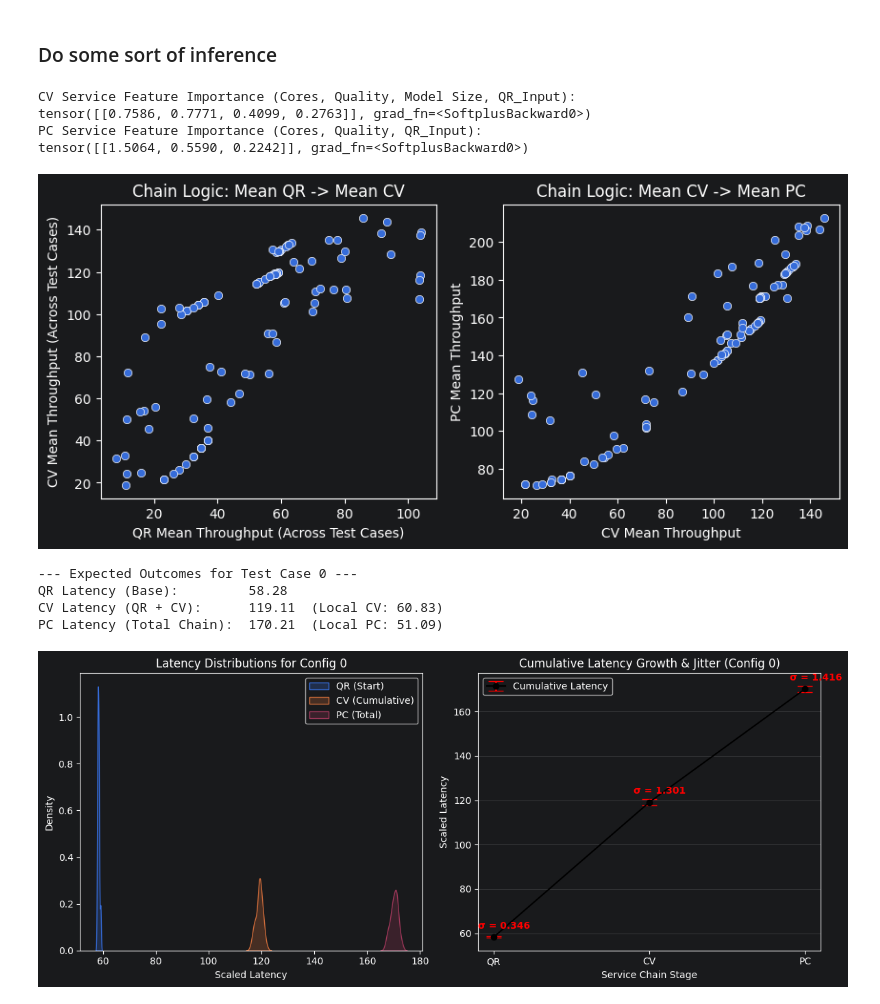
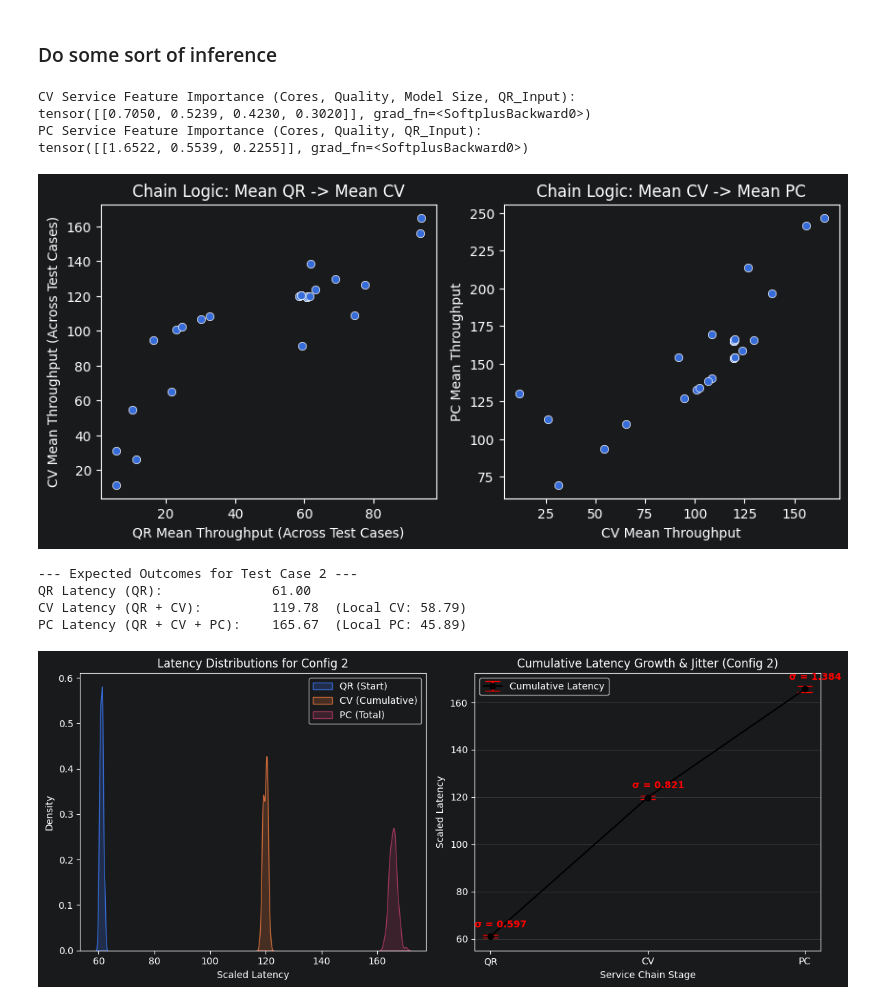
Before and after one commit to borissedlak/composable-autonomous-offerings, a Jupyter notebook: notebooks/create_deepGP.ipynb, the cells around one changed output. Cells and saved outputs as stored; diff of their text form; code cells hidden in the pictures.

```diff
--- a/notebooks/create_deepGP.ipynb
+++ b/notebooks/create_deepGP.ipynb
@@ -11,7 +11,7 @@ raw_df = pd.read_csv("../statics/metrics_20_0.csv")
 converted_df = RASK.preprocess_data(raw_df)
 
 
-def prepare_chained_data(df: pd.DataFrame, test_size=0.4):
+def prepare_chained_data(df: pd.DataFrame, test_size):
 
     import torch
     from torch.utils.data import TensorDataset, DataLoader
@@ -61,7 +61,7 @@ def prepare_chained_data(df: pd.DataFrame, test_size=0.4):
     return DataLoader(TensorDataset(t_x_train, t_y_train), batch_size=64, shuffle=True), t_x_test, t_y_test
 
 
-train_loader, test_x, test_y = prepare_chained_data(converted_df)
+train_loader, test_x, test_y = prepare_chained_data(converted_df, test_size=0.1)
 # %%
 # import gpytorch
 #
@@ -167,7 +167,7 @@ mll_cv = gpytorch.mlls.VariationalELBO(model.cv_likelihood, model.cv_gp, num_dat
 mll_pc = gpytorch.mlls.VariationalELBO(model.pc_likelihood, model.pc_gp, num_data=len(train_loader.dataset))
 
 model.train()
-for epoch in range(500):
+for epoch in range(600):
     with gpytorch.settings.cholesky_jitter(1e-3):
         for x_batch, y_batch in train_loader:
             if torch.cuda.is_available(): x_batch, y_batch = x_batch.cuda(), y_batch.cuda()
@@ -205,7 +205,7 @@ Epoch 490 | Loss: 214.3428
 # %%
 model.eval()
 all_samples = []
-num_mc = 50 # that many simulations for each of the data points
+num_mc = 100 # that many simulations for each of the data points
 
 with torch.no_grad(), gpytorch.settings.cholesky_jitter(1e-3):
     for _ in range(num_mc):
@@ -253,16 +253,16 @@ print("PC Service Feature Importance (Cores, Quality, QR_Input):")
 print(model.pc_gp.covar_module.base_kernel.lengthscale)
 # %% [output]
 CV Service Feature Importance (Cores, Quality, Model Size, QR_Input):
-tensor([[0.7586, 0.7771, 0.4099, 0.2763]], grad_fn=<SoftplusBackward0>)
+tensor([[0.7050, 0.5239, 0.4230, 0.3020]], grad_fn=<SoftplusBackward0>)
 PC Service Feature Importance (Cores, Quality, QR_Input):
-tensor([[1.5064, 0.5590, 0.2242]], grad_fn=<SoftplusBackward0>)
+tensor([[1.6522, 0.5539, 0.2255]], grad_fn=<SoftplusBackward0>)
-[figure, old version]
+[figure, new version]
 # %%
 import matplotlib.pyplot as plt
 import seaborn as sns
 
 # Pick one specific hardware configuration (test case)
-test_idx = 0
+test_idx = 2
 # Shape: (1000 simulations, 3 services)
 single_chain_sims = combined_samples[:, test_idx, :]
 
@@ -272,9 +272,9 @@ expected_cv = single_chain_sims[:, 1].mean()
 expected_pc = single_chain_sims[:, 2].mean()
 
 print(f"--- Expected Outcomes for Test Case {test_idx} ---")
-print(f"QR Latency (Base):         {expected_qr:.2f}")
-print(f"CV Latency (QR + CV):      {expected_cv:.2f}  (Local CV: {expected_cv - expected_qr:.2f})")
-print(f"PC Latency (Total Chain):  {expected_pc:.2f}  (Local PC: {expected_pc - expected_cv:.2f})")
+print(f"QR Latency (QR):              {expected_qr:.2f}")
+print(f"CV Latency (QR + CV):         {expected_cv:.2f}  (Local CV: {expected_cv - expected_qr:.2f})")
+print(f"PC Latency (QR + CV + PC):    {expected_pc:.2f}  (Local PC: {expected_pc - expected_cv:.2f})")
 
 # 2. Plotting the "Growth" of Latency
 plt.figure(figsize=(12, 5))
@@ -290,35 +290,35 @@ plt.xlabel("Scaled Latency")
 plt.legend()
 
 # Plot B: The "Staircase" of Uncertainty
 plt.subplot(1, 2, 2)
 stages = ['QR', 'CV', 'PC']
 means = [expected_qr, expected_cv, expected_pc]
 # Standard deviation as the "error bar"
 stds = [single_chain_sims[:, i].std() for i in range(3)]
 
 ebar = plt.errorbar(stages, means, yerr=stds, fmt='-o', capsize=8,
                     color='black', ecolor='red', elinewidth=2,
                     label='Cumulative Latency')
 
 # 3. Annotate the STD values next to the error bars
 for i, stage in enumerate(stages):
     # Position the text slightly to the right of the error bar
     # We use (means[i] + stds[i]) to place it near the top whisker
     plt.text(i - 0.1, means[i] + 5, f'σ = {stds[i]:.3f}',
              va='center', fontweight='bold', color='red', fontsize=10)
 
 plt.title(f"Cumulative Latency Growth & Jitter (Config {test_idx})")
 plt.ylabel("Scaled Latency")
 plt.xlabel("Service Chain Stage")
 plt.grid(axis='y', alpha=0.3)
 # plt.ylim(0, max(means) + max(stds) + 20) # Give some headspace for labels
 plt.legend(loc='upper left')
 
 plt.tight_layout()
 plt.show()
 # %% [output]
---- Expected Outcomes for Test Case 0 ---
-QR Latency (Base):         58.28
-CV Latency (QR + CV):      119.11  (Local CV: 60.83)
-PC Latency (Total Chain):  170.21  (Local PC: 51.09)
+--- Expected Outcomes for Test Case 2 ---
+QR Latency (QR):              61.00
+CV Latency (QR + CV):         119.78  (Local CV: 58.79)
+PC Latency (QR + CV + PC):    165.67  (Local PC: 45.89)
-[figure, old version]
+[figure, new version]
```
Also changed, not shown: parts of 5 cells of this notebook.
